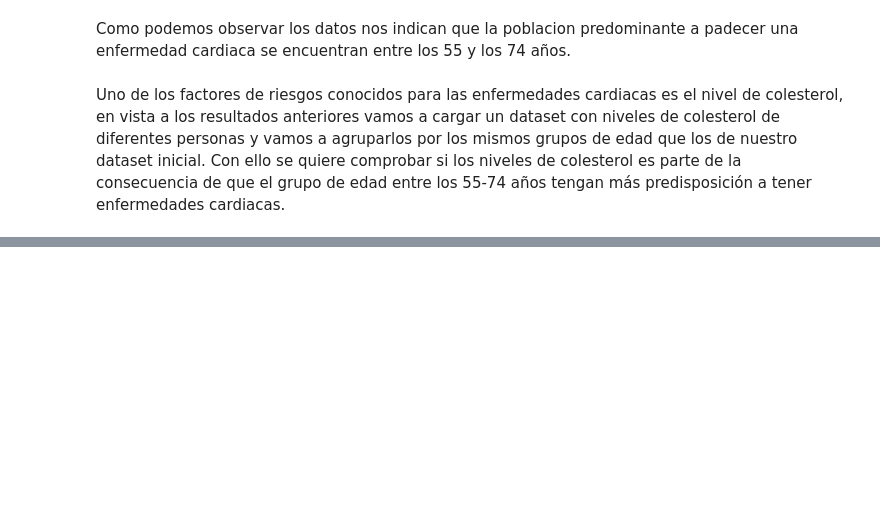
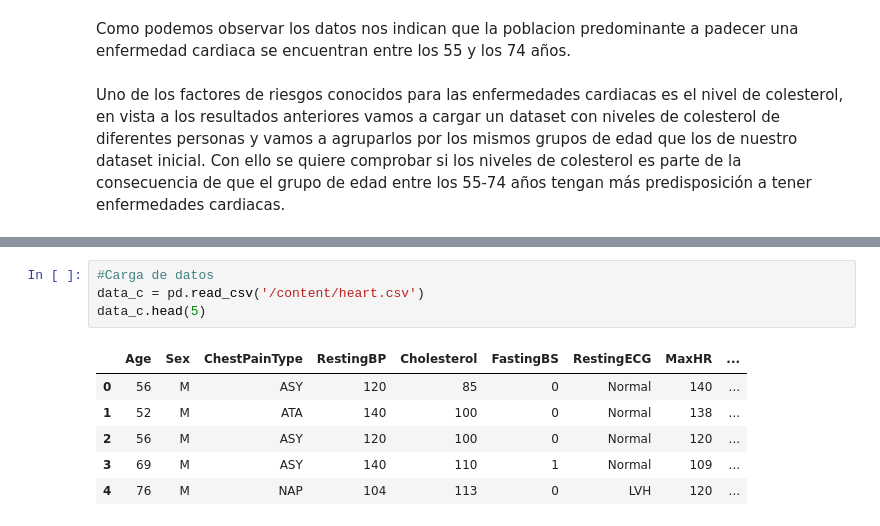
Before and after one commit to mariachurches/PythonIA, a Jupyter notebook: PracticaFinal/01MIAR_ACT_Final.ipynb, the cells around one changed output, grey strips where cells are left out. Saved outputs shown, nothing was run; the diff lists cells and outputs as text; blank space fills up the shorter version.

```diff
--- a/PracticaFinal/01MIAR_ACT_Final.ipynb
+++ b/PracticaFinal/01MIAR_ACT_Final.ipynb
@@ -262,0 +240,11 @@ Uno de los factores de riesgos conocidos para las enfermedades cardiacas es el n
+# %%
+#Carga de datos
+data_c = pd.read_csv('/content/heart.csv')
+data_c.head(5)
+# %% [output]
+|  | Age | Sex | ChestPainType | RestingBP | Cholesterol | FastingBS | RestingECG | MaxHR | ... |
+| 0 | 56 | M | ASY | 120 | 85 | 0 | Normal | 140 | ... |
+| 1 | 52 | M | ATA | 140 | 100 | 0 | Normal | 138 | ... |
+| 2 | 56 | M | ASY | 120 | 100 | 0 | Normal | 120 | ... |
+| 3 | 69 | M | ASY | 140 | 110 | 1 | Normal | 109 | ... |
+| 4 | 76 | M | NAP | 104 | 113 | 0 | LVH | 120 | ... |
```
Also changed, not shown: parts of 11 cells of this notebook.
